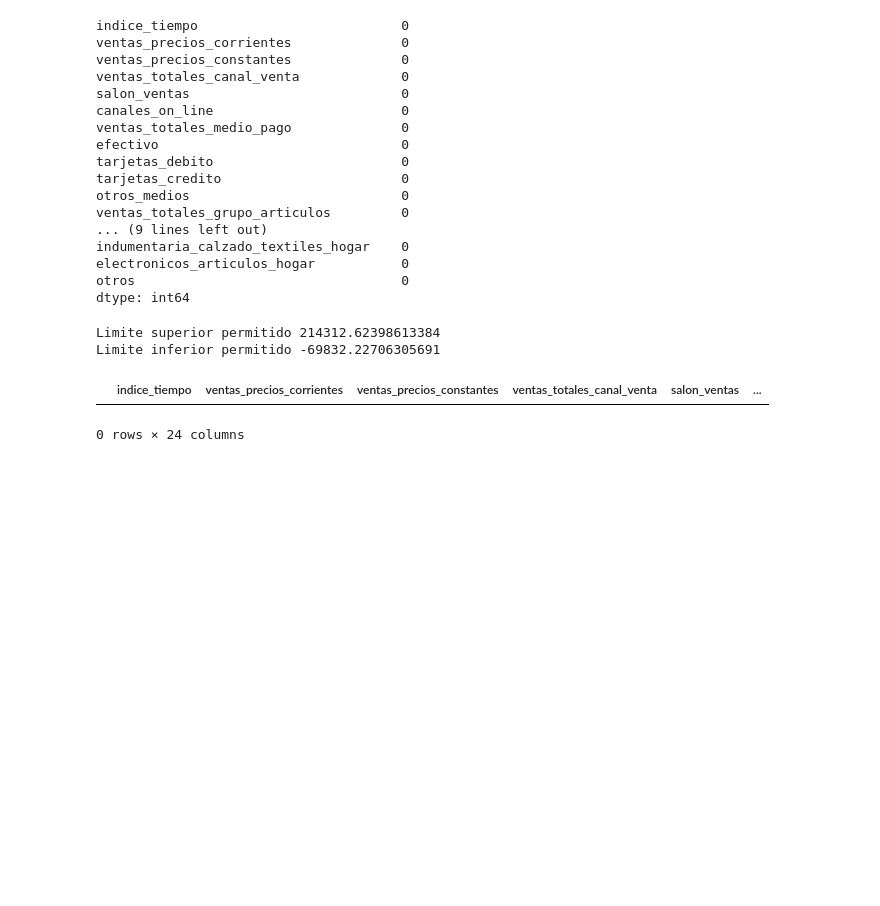
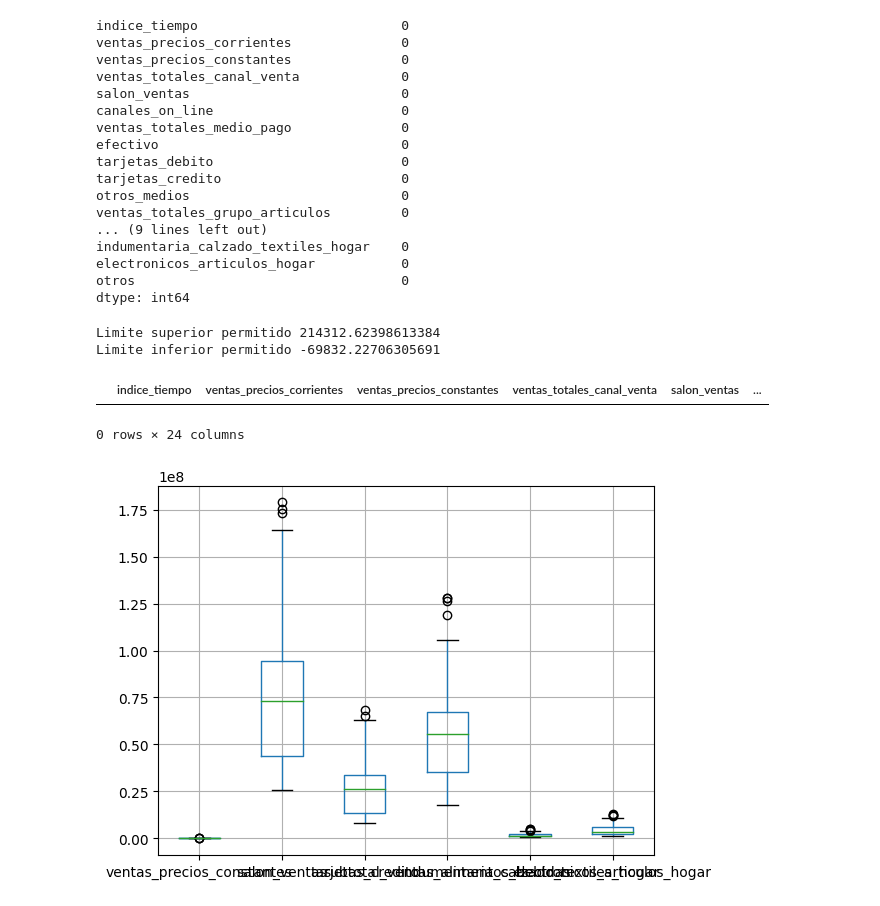
Before and after one commit to elenamnivonh/Actividad3, a Jupyter notebook: Act_Outliers.ipynb, the cells around one changed output. Drawn from its saved outputs; the diff is of its cells as text; code cells hidden in the pictures; blank space fills up the shorter version.

Commit message:
Visualización de variables con datos atipicos

```diff
--- a/Act_Outliers.ipynb
+++ b/Act_Outliers.ipynb
@@ -598,3 +598,8 @@ outliersx1
 # %% [output]
 |  | indice_tiempo | ventas_precios_corrientes | ventas_precios_constantes | ventas_totales_canal_venta | salon_ventas | ... |
 0 rows × 24 columns
+# %%
+#Visualización de variables con datos atipicos
+boxplot = data2.boxplot(column=['ventas_precios_constantes','salon_ventas','tarjetas_credito','subtotal_ventas_alimentos_bebidas','indumentaria_calzado_textiles_hogar','electronicos_articulos_hogar'])
+# %% [output]
+[figure, added]
```
